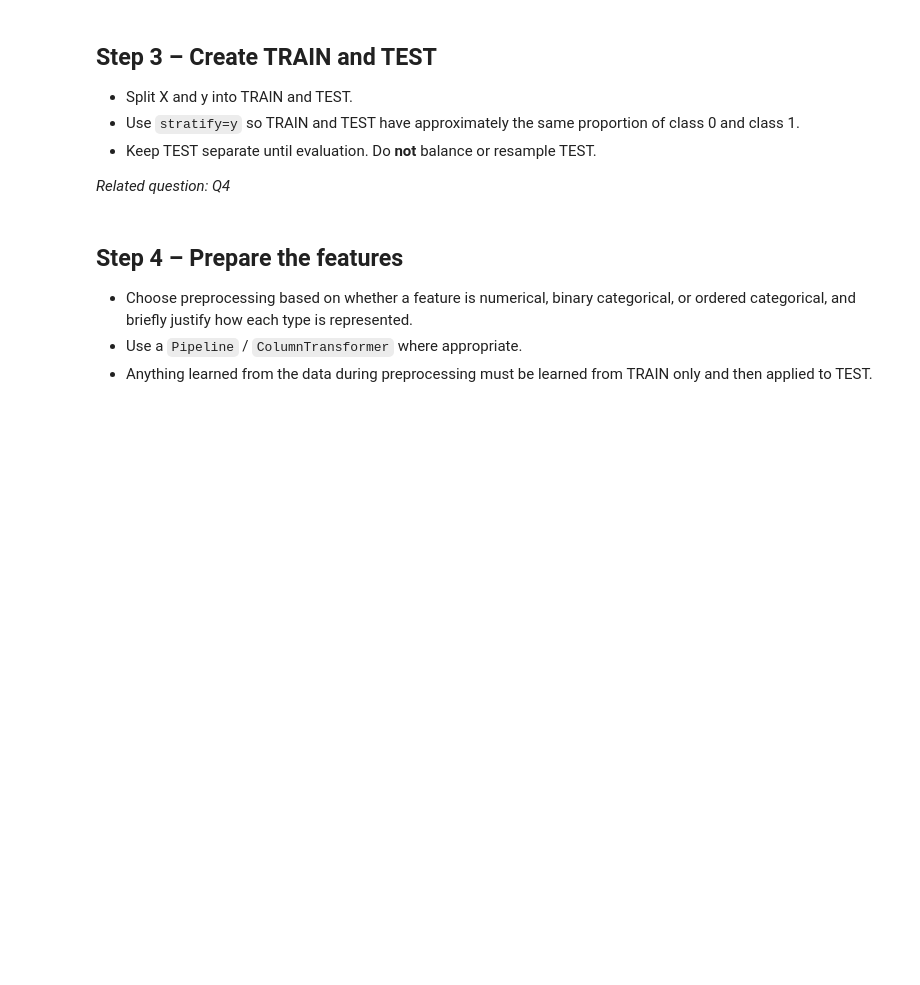
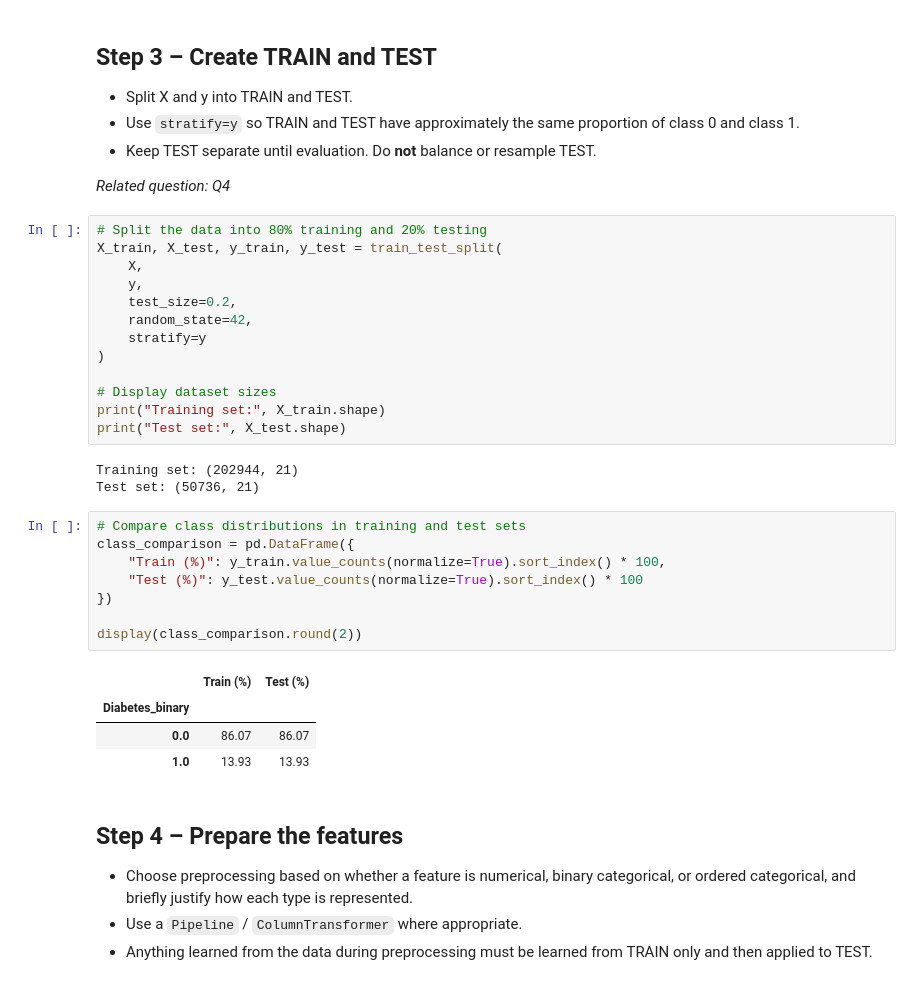
Before and after one commit to Frednos/Machine-Learning-Assignment-2, a Jupyter notebook: Assignment_2.ipynb, the cells around one changed output. Drawn from its saved outputs; the diff is of its cells as text; blank space fills up the shorter version.

```diff
--- a/Assignment_2.ipynb
+++ b/Assignment_2.ipynb
@@ -257,6 +257,35 @@ plt.show()
 - Keep TEST separate until evaluation. Do **not** balance or resample TEST.
 
 *Related question: Q4*
+# %%
+# Split the data into 80% training and 20% testing
+X_train, X_test, y_train, y_test = train_test_split(
+    X,
+    y,
+    test_size=0.2,
+    random_state=42,
+    stratify=y
+)
+
+# Display dataset sizes
+print("Training set:", X_train.shape)
+print("Test set:", X_test.shape)
+# %% [output]
+Training set: (202944, 21)
+Test set: (50736, 21)
+# %%
+# Compare class distributions in training and test sets
+class_comparison = pd.DataFrame({
+    "Train (%)": y_train.value_counts(normalize=True).sort_index() * 100,
+    "Test (%)": y_test.value_counts(normalize=True).sort_index() * 100
+})
+
+display(class_comparison.round(2))
+# %% [output]
+|  | Train (%) | Test (%) |
+| Diabetes_binary |  |  |
+| 0.0 | 86.07 | 86.07 |
+| 1.0 | 13.93 | 13.93 |
 # %% [markdown]
 ## Step 4 – Prepare the features
 
```
